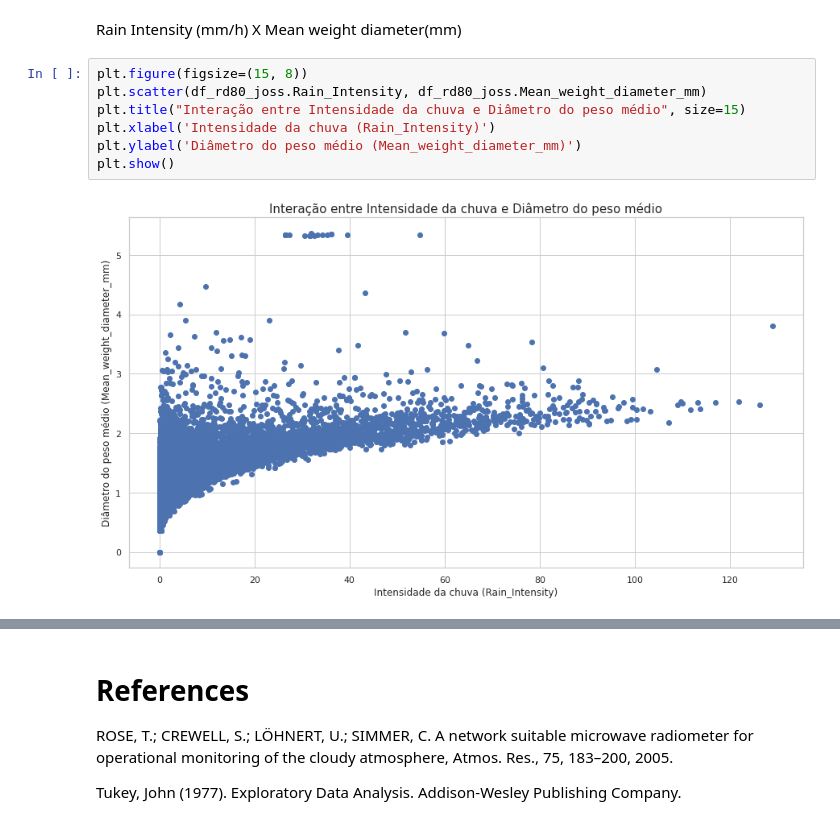
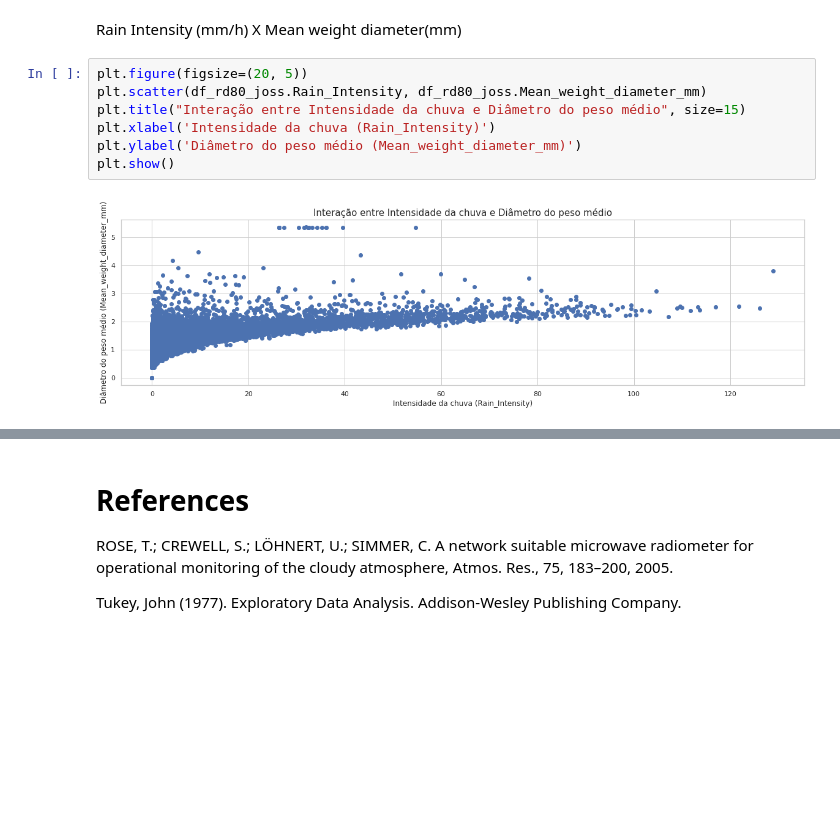
Before and after one commit to lourencocavalcante/Introduction-to-Data-Science, a Jupyter notebook: INPE_CAP394_2022_Atv01_Lourenco.ipynb, the cells around one changed output, grey strips where cells are left out. Cells and saved outputs as stored; diff of their text form; blank space fills up the shorter version.

```diff
--- a/INPE_CAP394_2022_Atv01_Lourenco.ipynb
+++ b/INPE_CAP394_2022_Atv01_Lourenco.ipynb
@@ -332,11 +354,11 @@ sns.heatmap(corr[(corr >= 0.30) | (corr <= -0.30)],cmap='viridis', vmax=1.0, vmi
 # %% [markdown]
 Rain Intensity (mm/h) X Mean weight diameter(mm)
 # %%
-plt.figure(figsize=(15, 8))
+plt.figure(figsize=(20, 5))
 plt.scatter(df_rd80_joss.Rain_Intensity, df_rd80_joss.Mean_weight_diameter_mm)
 plt.title("Interação entre Intensidade da chuva e Diâmetro do peso médio", size=15)
 plt.xlabel('Intensidade da chuva (Rain_Intensity)')
 plt.ylabel('Diâmetro do peso médio (Mean_weight_diameter_mm)')
 plt.show()
 # %% [output]
-[figure, old version]
+[figure, new version]
```
Also changed, not shown: parts of 14 cells of this notebook.
